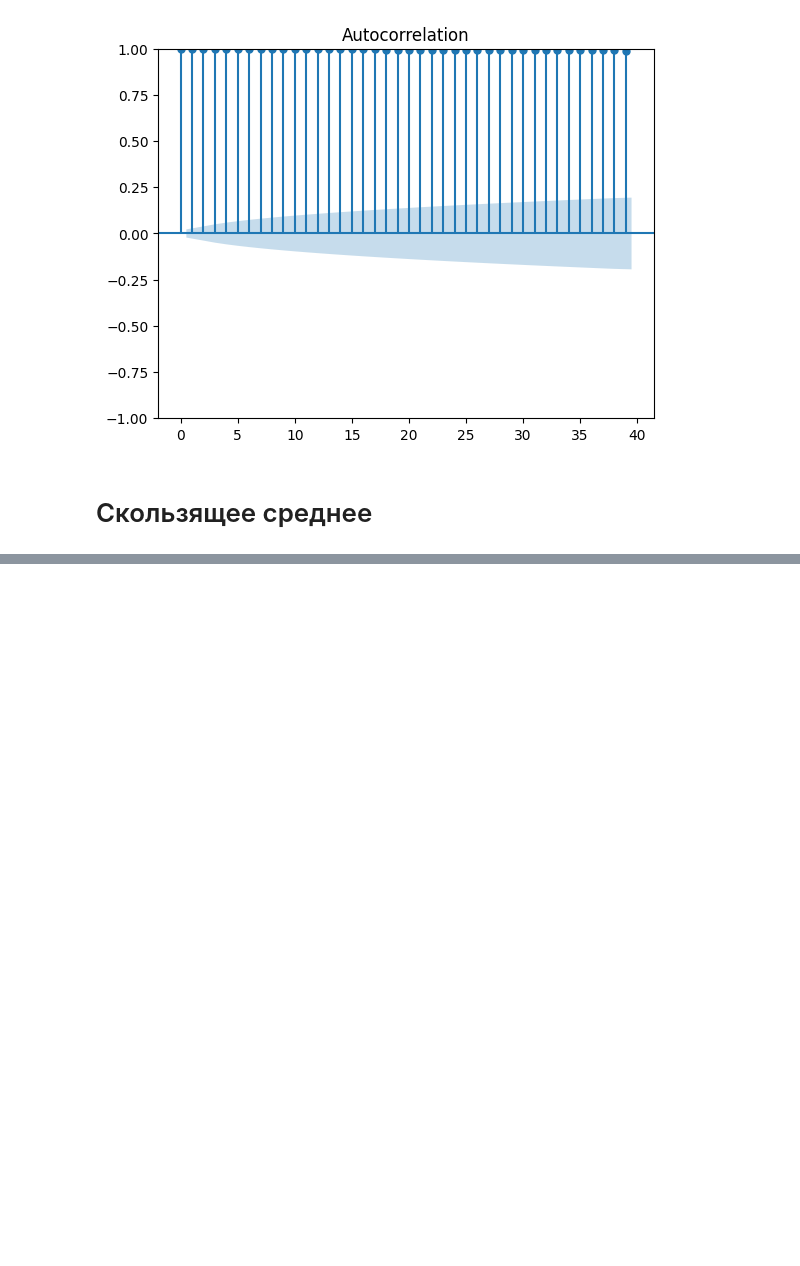
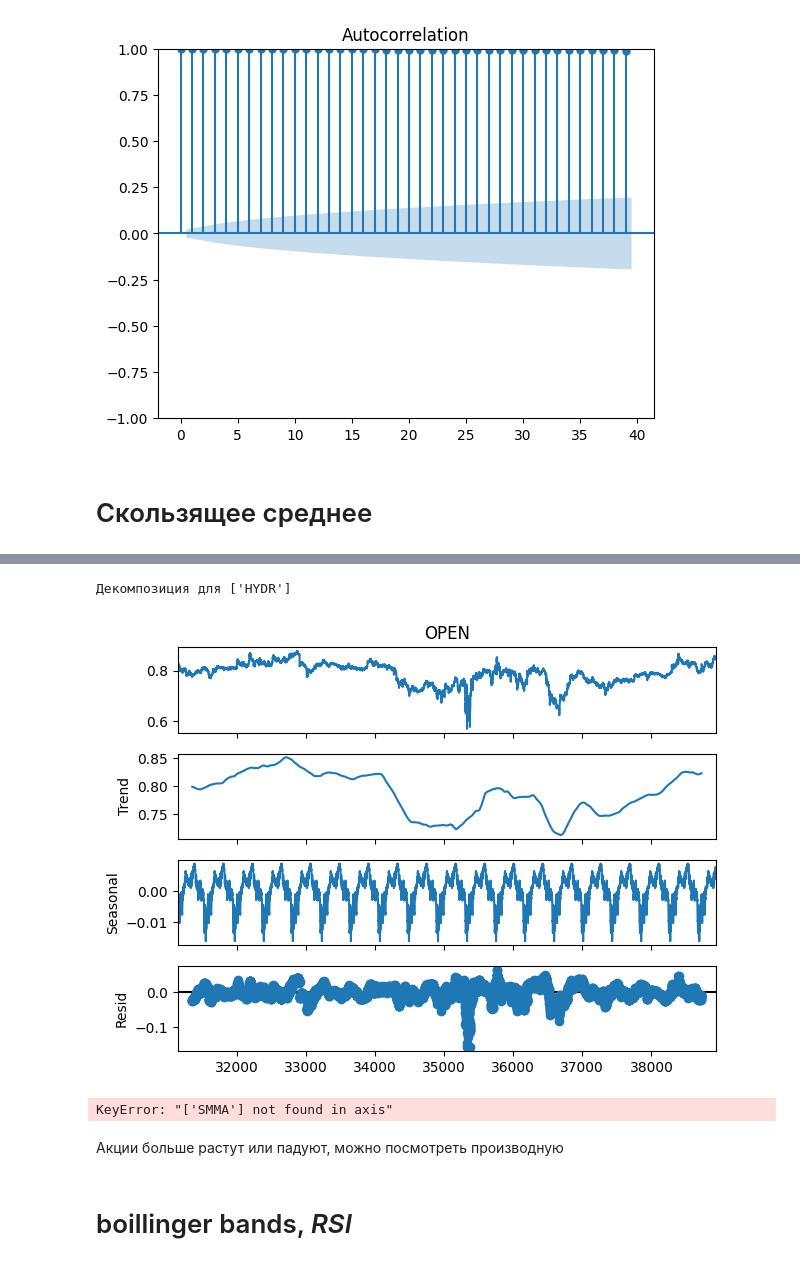
Before and after one commit to SayNoToMustache/Hackathon_SBER_MISIS, a Jupyter notebook: BASE/base.ipynb, the cells around one changed output, grey strips where cells are left out. Saved outputs shown, nothing was run; the diff lists cells and outputs as text; code cells hidden in the pictures; blank space fills up the shorter version.

```diff
--- a/BASE/base.ipynb
+++ b/BASE/base.ipynb
@@ -326,0 +415,13 @@ p-value: 0.669254566174199
+# %%
+hh.hackathon_seasonal_decompose(df,le, 4, column_name='OPEN', period=14*30)
+# %% [output]
+Декомпозиция для ['HYDR']
+[figure, added]
+# %%
+df.drop(['SMA', 'SMMA'], axis = 1, inplace= True)
+# %% [output]
+KeyError: "['SMMA'] not found in axis"
+# %% [markdown]
+Акции больше растут или падуют, можно посмотреть производную
+# %% [markdown]
+# boillinger bands, *RSI*
```
Also changed, not shown: parts of 30 cells of this notebook, 1 other file.
